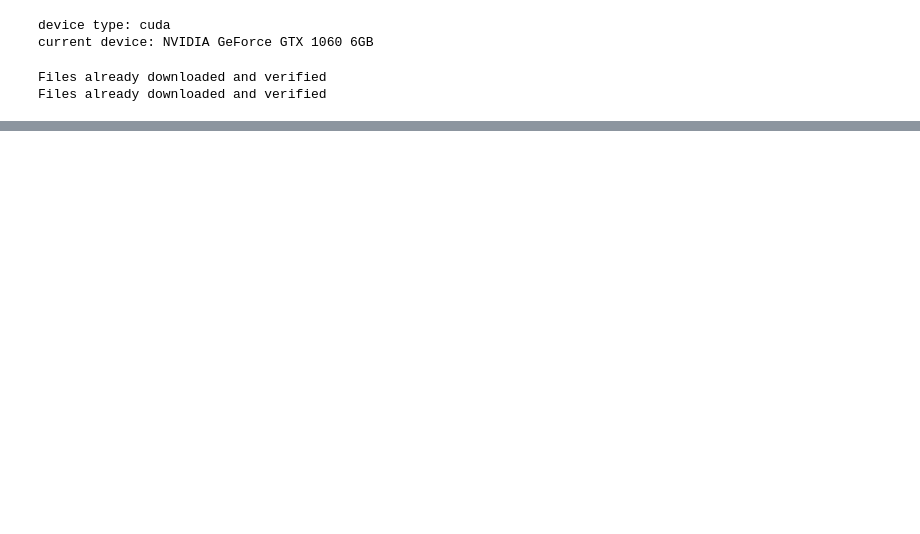
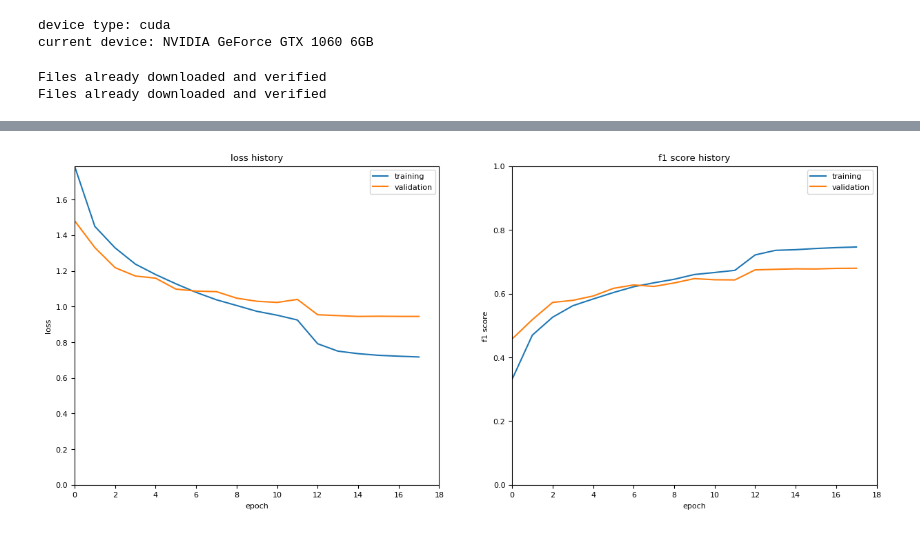
Before and after one commit to aSliwska/mio-projekt, a Jupyter notebook: src/net_cifar10.ipynb, the cells around one changed output, grey strips where cells are left out. Saved outputs shown, nothing was run; the diff lists cells and outputs as text; code cells hidden in the pictures; blank space fills up the shorter version.

```diff
--- a/src/net_cifar10.ipynb
+++ b/src/net_cifar10.ipynb
@@ -59,7 +59,7 @@ class EarlyStopper:
             if variable > self.max_variable:
                 self.max_variable = variable
                 self.counter = 0
-            elif (self.max_variable - variable) > self.min_change:
+            elif self.max_variable > (self.min_change + variable):
                 self.counter += 1
                 if self.counter > self.patience:
                     return True
@@ -161,9 +161,9 @@ class Cifar10Net(nn.Module):
         self.conv1 = nn.Conv2d(3, 6, 5)
         self.conv2 = nn.Conv2d(6, 16, 3)
         self.pool = nn.MaxPool2d(2, 2)
-        self.fc1 = nn.Linear(400, 200)
-        self.fc2 = nn.Linear(200, 50)
-        self.fc3 = nn.Linear(50, 10)
+        self.fc1 = nn.Linear(576, 288)
+        self.fc2 = nn.Linear(288, 72)
+        self.fc3 = nn.Linear(72, 10)
         self.dropout = nn.Dropout(0.2)
 
     def forward(self, x):
@@ -175,16 +175,16 @@ class Cifar10Net(nn.Module):
         x = self.dropout(F.relu(self.fc2(x)))
         x = self.fc3(x)
         return x
-
-model = Cifar10Net().to(device)
 # %%
 # train // TODO: this is NOT tuned. no choices for hiperparameters or methods were made whatsoever either. it's just an example of how this block can be written
+
+model = Cifar10Net().to(device)
 
 criterion = nn.CrossEntropyLoss()
 lr = 6e-3
 optimizer = torch.optim.SGD(model.parameters(), lr=lr, momentum=0.9) # , weight_decay=1e-5
 scheduler = torch.optim.lr_scheduler.ReduceLROnPlateau(optimizer, mode='min', factor=0.05, patience=0, threshold_mode='abs')
-early_stopper = EarlyStopper(patience=1, min_change=0, mode='max')
+early_stopper = EarlyStopper(patience=2, min_change=0, mode='min')
 batch_print_step = 500
 epochs = 50
 
@@ -201,14 +201,13 @@ for epoch in range(epochs):
     epoch_loss = [0, 0]
     accuracy = [0, 0]
     f1_score = [0, 0]
+    epochtime = time.time()
 
     for dataset, dataloader, isTraining in [(trainDataset, trainLoader, True), (validDataset, validLoader, False)]:
         correct = 0
         running_loss = 0.0
         all_input_labels = []
         all_predicted_labels = []
-        timestart = time.time()
-        epochtime = time.time()
 
         if isTraining:
             model.train()
@@ -243,7 +242,7 @@ for epoch in range(epochs):
             all_input_labels.append(labels.cpu())
 
             if i % batch_print_step == batch_print_step-1:
-                print("\r", f'{"TRAINING" if isTraining else "VALIDATION"} PROGRESS [epoch: {epoch + 1}, {100*batch_size*(i + 1)/len(dataset):.3f}%, {math.floor(time.time() - timestart):3d}s] loss: {running_loss / len(dataset):.3f}', end="")
+                print("\r", f'{"TRAINING" if isTraining else "VALIDATION"} PROGRESS [epoch: {epoch + 1}, {100*batch_size*(i + 1)/len(dataset):.3f}%, {math.floor(time.time() - epochtime):3d}s] loss: {running_loss / len(dataset):.3f}', end="")
                 timestart = time.time()
 
         index = 0 if isTraining else 1
@@ -253,13 +252,13 @@ for epoch in range(epochs):
         all_predicted_labels = np.concatenate(all_predicted_labels)
         f1_score[index] = sklearn.metrics.f1_score(all_input_labels, all_predicted_labels, average='macro')
 
-    print("\r" + f'[epoch: {epoch + 1:2d}/{epochs}, time: {math.floor(time.time() - epochtime)}s] train_loss: {epoch_loss[0]:.3f}, val_loss: {epoch_loss[1]:.3f}, train_acc: {accuracy[0]:.3f}, val_acc: {accuracy[1]:.3f}, train_f1: {f1_score[0]:.3f}, val_f1: {f1_score[1]:.3f}, learning_rate: {lr}')
+    print("\r" + f'EPOCH: [{epoch + 1:2d}/{epochs}, time: {math.floor(time.time() - epochtime)}s]   TRAIN: [loss: {epoch_loss[0]:.3f}, acc: {accuracy[0]:.3f}, f1: {f1_score[0]:.3f}]   VAL: [loss: {epoch_loss[1]:.3f}, acc: {accuracy[1]:.3f}, f1: {f1_score[1]:.3f}]   learning_rate: {lr}')
     train_loss_history.append(epoch_loss[0])
     val_loss_history.append(epoch_loss[1])
     train_f1_history.append(f1_score[0])
     val_f1_history.append(f1_score[1])
 
-    if early_stopper.stop_early(f1_score[1]):
+    if early_stopper.stop_early(epoch_loss[1]):
         print("stopping early")
         break
 
@@ -305,20 +338,28 @@ print(confusion_matrix(all_input_labels, all_predicted_labels, labels=[i for i i
 # %%
 # plot train and validation loss
+
+plt.figure(figsize = (15, 6))
 
 plt.subplot(1, 2, 1)
 plt.title('loss history')
 plt.xlabel('epoch')
 plt.ylabel('loss')
+plt.xlim(0, len(train_loss_history))
+plt.ylim(0, max(max(train_loss_history), max(val_loss_history)))
 plt.plot(train_loss_history)
 plt.plot(val_loss_history)
 plt.legend(['training', 'validation'])
 
 plt.subplot(1, 2, 2)
 plt.title('f1 score history')
 plt.xlabel('epoch')
 plt.ylabel('f1 score')
+plt.xlim(0, len(train_f1_history))
+plt.ylim(0, 1)
 plt.plot(train_f1_history)
 plt.plot(val_f1_history)
 plt.legend(['training', 'validation'])
 
 plt.show()
+# %% [output]
+[figure, added]
```
Also changed, not shown: parts of 4 cells of this notebook.
